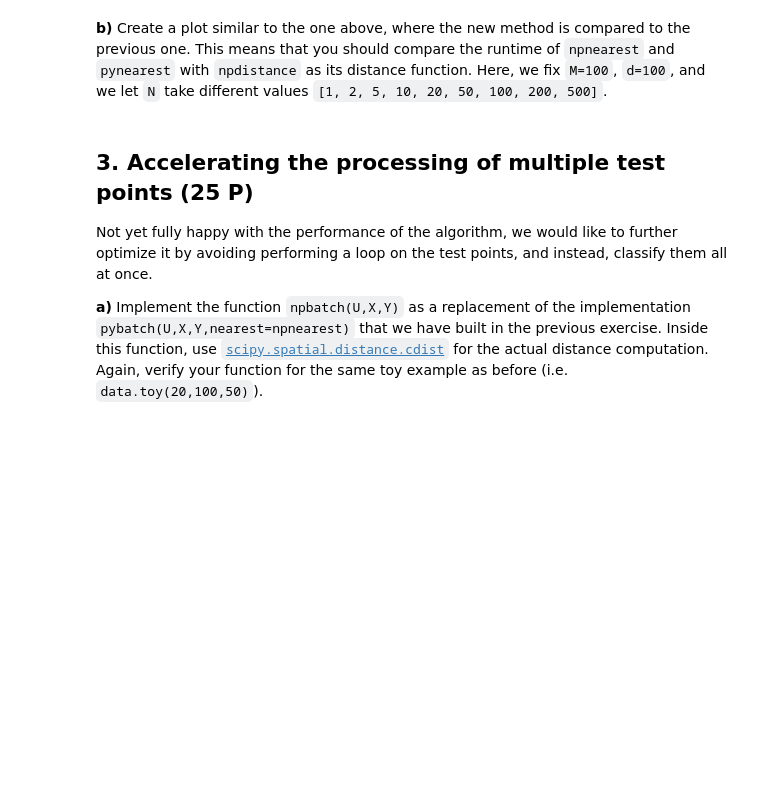
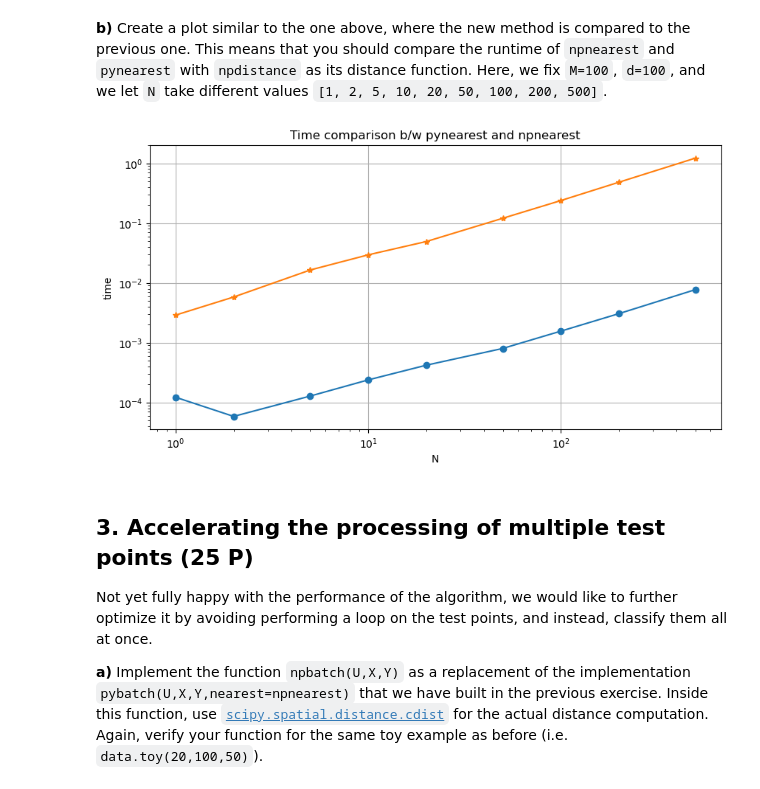
Before and after one commit to numustafa/pyml, a Jupyter notebook: Exam prep/Exercise Sheet 2/sheet2.ipynb, the cells around one changed output. Drawn from its saved outputs; the diff is of its cells as text; code cells hidden in the pictures; blank space fills up the shorter version.

```diff
--- a/Exam prep/Exercise Sheet 2/sheet2.ipynb
+++ b/Exam prep/Exercise Sheet 2/sheet2.ipynb
@@ -372,7 +462,7 @@ from typing import Any
 # %%
 @no_loops_allowed
 @no_imports
-def npnearest(u: Vector, X: Dataset, Y: LabelList, *args: Any, **kwargs: Any) -> int:
+def npnearest(u: "Vector", X: "Dataset", Y: "LabelList", *args: "Any", **kwargs: "Any") -> int:
     """
     Finds x1 so that x1 is in X and u and x1 have a minimal distance (according to the
     provided distance function) compared to all other data points in X. Returns the label of x1
@@ -387,7 +477,9 @@ def npnearest(u: Vector, X: Dataset, Y: LabelList, *args: Any, **kwargs: Any) ->
         The label of the data point which is closest to `u`
     """
     # YOUR CODE HERE
-    raise NotImplementedError("Replace this line with your code")
+    distance = np.sum(np.square(X-u),axis=1)        # distance between u and all the points in X & summing up the squares of the differences, axis=1 means summing up the rows
+    min_index = np.argmin(distance)                 # finding the index of the minimum distance which is the index of the nearest point to u in X
+    return Y[min_index]                             # returning the label of the nearest point to u in X
     # YOUR CODE HERE
 # %%
 TINY_U, TINY_X, TINY_Y = data.toy(3, 3, 3)
@@ -424,3 +526,27 @@ raise NotImplementedError("Replace this line with your code")
+# %%
+# YOUR CODE HERE
+N = [1, 2, 5, 10, 20, 50, 100, 200, 500]
+
+npnearest_time = []
+pynearest_time = []
+
+for n in N:
+    U, X, Y = data.toy(n, 100, 100)
+    npnearest_time.append(mean(timeit.repeat(lambda: pybatch(U, X, Y, nearest=npnearest), number=1, repeat=3)))   # get the average of three runs for npnearest and pynearest because we are using timeit.repeat
+    pynearest_time.append(mean(timeit.repeat(lambda: pybatch(U, X, Y, nearest=pynearest), number=1, repeat=3)))
+
+fig = plt.figure(figsize=(10, 5))
+plt.plot(N, npnearest_time, "-o", label="npnearest")
+plt.plot(N, pynearest_time, "-*", label="pynearest")
+plt.xscale("log")
+plt.yscale("log")
+plt.title("Time comparison b/w pynearest and npnearest")
+plt.xlabel("N")
+plt.ylabel("time")
+plt.grid(True)
+# YOUR CODE HERE
+# %% [output]
+[figure, added]
 # %% [markdown]
 ## 3. Accelerating the processing of multiple test points (25 P)
 
```
Also changed, not shown: parts of 33 cells of this notebook, 1 other file.
